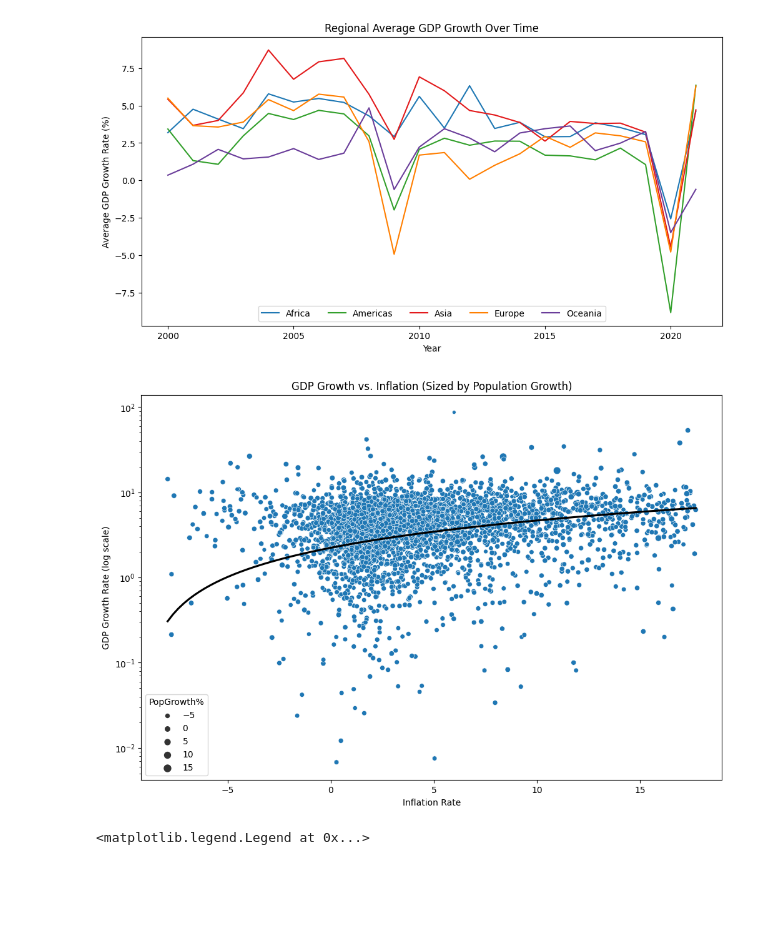
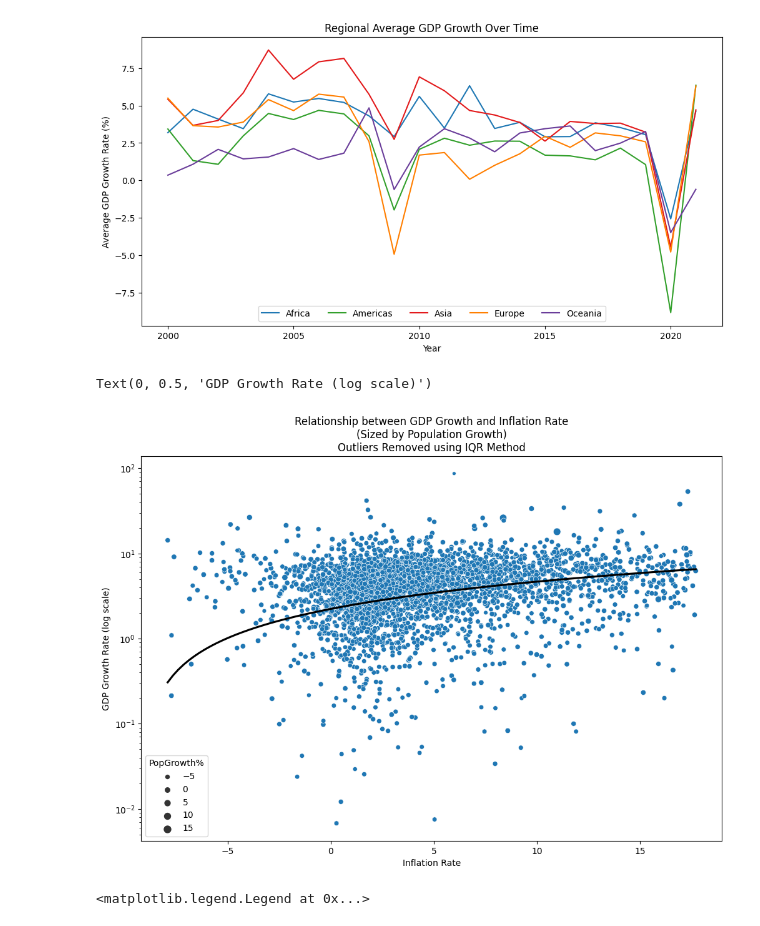
Before and after one commit to csmotherman/CSC202-Final, a Jupyter notebook: Ideas.ipynb, the cells around one changed output. Saved outputs shown, nothing was run; the diff lists cells and outputs as text; code cells hidden in the pictures; blank space fills up the shorter version.

```diff
--- a/Ideas.ipynb
+++ b/Ideas.ipynb
@@ -53,24 +53,24 @@ d.legend(loc='lower center', ncol=len(avg_gdp2['Region'].unique()))
 # %%
 #useing SOC 215 Quantiles knowledge to hopfully remove outliers
 Lower_Quantile = df['InflConsPric%'].quantile(0.25)
 Upper_Quantile = df['InflConsPric%'].quantile(0.75)
 IQR = Upper_Quantile - Lower_Quantile
 threshold = 1.5 * IQR
 
 #hopefully remove outliers
 revised_df = df[(df['InflConsPric%'] >= Lower_Quantile - threshold) & (df['InflConsPric%'] <= Upper_Quantile + threshold)]
 
 plt.figure(figsize=(12, 8))
 
 sns.scatterplot(x='InflConsPric%', y='GDPGrowth%', size='PopGrowth%', data=revised_df)
 sns.regplot(x='InflConsPric%', y='GDPGrowth%', data=revised_df, scatter=False, ci=None, color='black')
 plt.yscale('log')
-plt.title('GDP Growth vs. Inflation (Sized by Population Growth)')
+plt.title('Relationship between GDP Growth and Inflation Rate\n(Sized by Population Growth)\nOutliers Removed using IQR Method')
 plt.xlabel('Inflation Rate')
 plt.ylabel('GDP Growth Rate (log scale)')
-plt.show()
 # %% [output]
+Text(0, 0.5, 'GDP Growth Rate (log scale)')
-[figure, old version]
+[figure, new version]
 # %%
 #Reduce the data points
 Year2_df = df[(df['Year'] >= 2015) & (df['Year'] <= 2021)]
```
